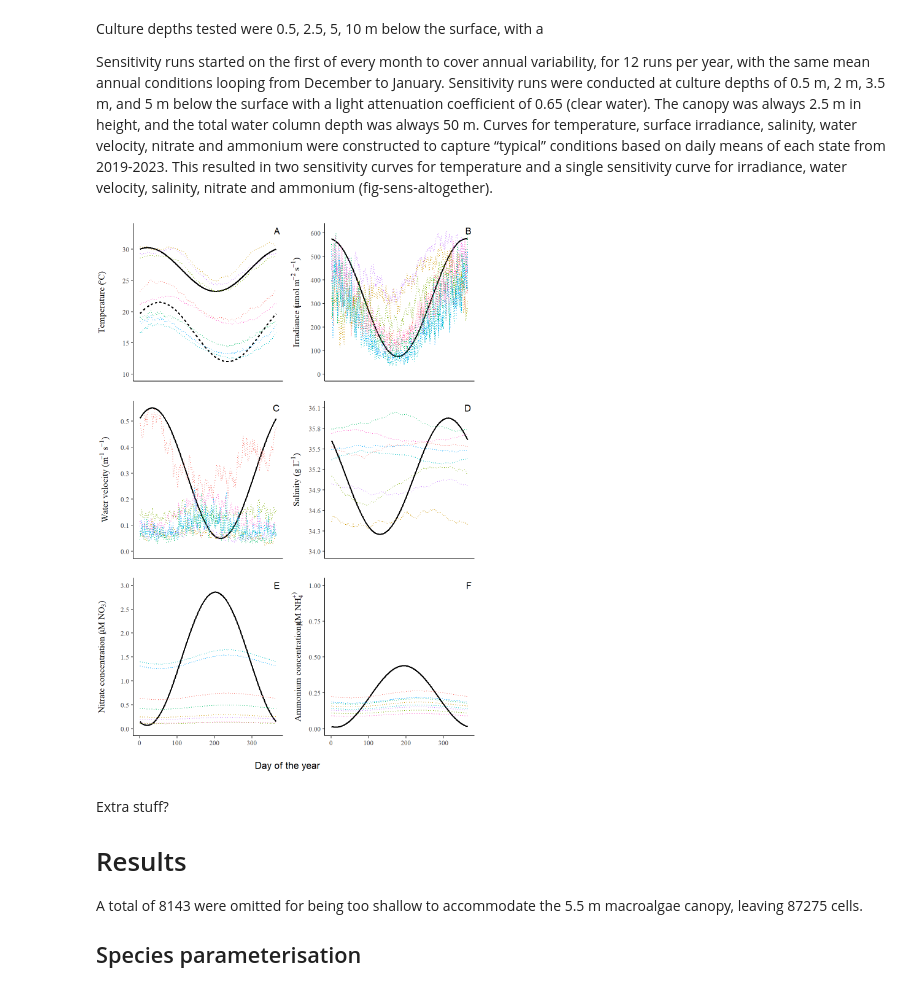
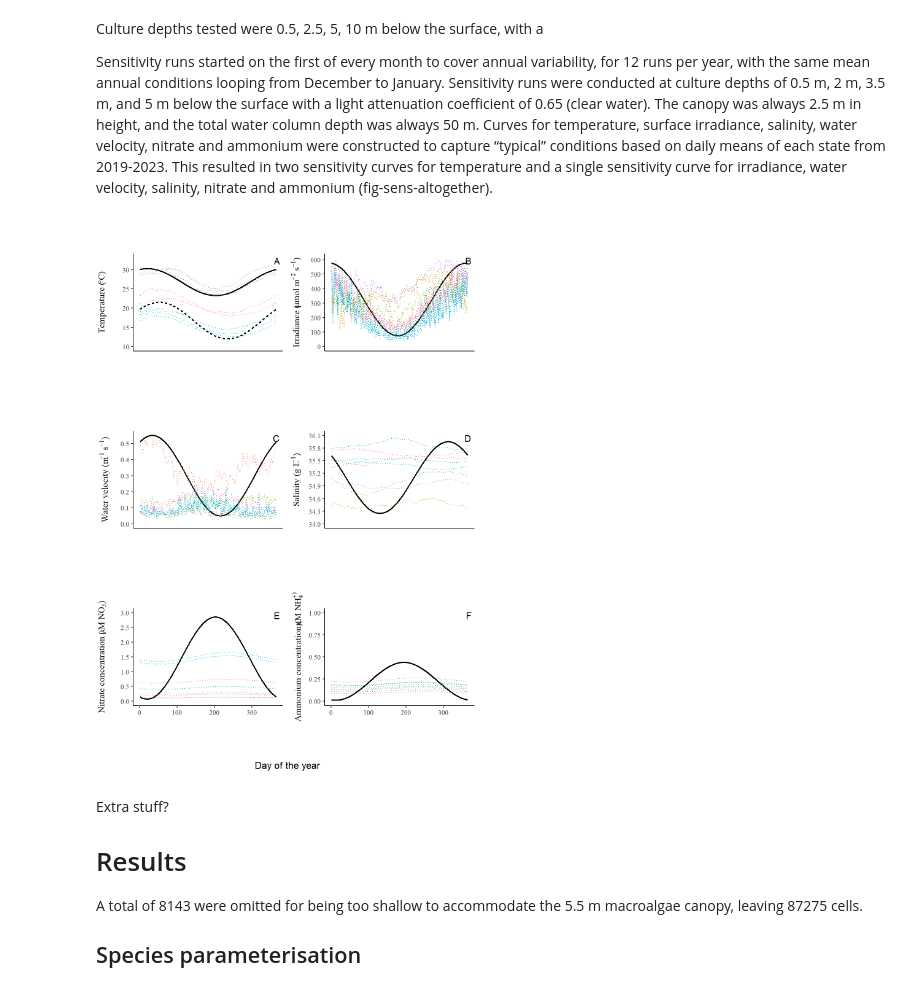
Before and after one commit to stormeyseas/modelling-asparagopsis, a Jupyter notebook: manuscript/_manuscript/manuscript.embed.ipynb, the cells around one changed output. Saved outputs shown, nothing was run; the diff lists cells and outputs as text; code cells hidden in the pictures.

```diff
--- a/manuscript/_manuscript/manuscript.embed.ipynb
+++ b/manuscript/_manuscript/manuscript.embed.ipynb
@@ -473,7 +473,8 @@ p1 <- sens_cond %>%
   labs(y = expression("Temperature ("*degree*"C)")) +
   prettyplot +
   annotate("text", x = Inf, y = Inf, label = "A", hjust = 1.5, vjust = 1.5, size = 4, fontface = "plain") +
-  theme(legend.position = "none", axis.text.x = element_blank(), axis.ticks.x = element_blank(), axis.title.x = element_blank())
+  theme(legend.position = "none", aspect.ratio = 0.65,
+        axis.text.x = element_blank(), axis.ticks.x = element_blank(), axis.title.x = element_blank())
 
 p2 <- sens_cond %>%
   dplyr::filter(t <= 365 & T_level == 1) %>%
@@ -484,7 +485,8 @@ p2 <- sens_cond %>%
   labs(y = expression("Irradiance ("*mu*"mol m"^-2*" s"^-1*")")) +
   prettyplot +
   annotate("text", x = Inf, y = Inf, label = "B", hjust = 1.5, vjust = 1.5, size = 4, fontface = "plain") +
-  theme(legend.position = "none", axis.text.x = element_blank(), axis.ticks.x = element_blank(), axis.title.x = element_blank())
+  theme(legend.position = "none", aspect.ratio = 0.65,
+        axis.text.x = element_blank(), axis.ticks.x = element_blank(), axis.title.x = element_blank())
 
 p3 <- sens_cond %>%
   dplyr::filter(t <= 365 & T_level == 1) %>%
@@ -495,7 +497,8 @@ p3 <- sens_cond %>%
   labs(y = expression("Water velocity (m"^-1*" s"^-1*")")) +
   prettyplot +
   annotate("text", x = Inf, y = Inf, label = "C", hjust = 1.5, vjust = 1.5, size = 4, fontface = "plain") +
-  theme(legend.position = "none", axis.text.x = element_blank(), axis.ticks.x = element_blank(), axis.title.x = element_blank())
+  theme(legend.position = "none", aspect.ratio = 0.65,
+        axis.text.x = element_blank(), axis.ticks.x = element_blank(), axis.title.x = element_blank())
 
 p4 <- sens_cond %>%
   dplyr::filter(t <= 365 & T_level == 1) %>%
@@ -506,7 +509,8 @@ p4 <- sens_cond %>%
   labs(y = expression("Salinity (g L"^-1*")")) +
   prettyplot +
   annotate("text", x = Inf, y = Inf, label = "D", hjust = 1.5, vjust = 1.5, size = 4, fontface = "plain") +
-  theme(legend.position = "none", axis.text.x = element_blank(), axis.ticks.x = element_blank(), axis.title.x = element_blank())
+  theme(legend.position = "none", aspect.ratio = 0.65,
+        axis.text.x = element_blank(), axis.ticks.x = element_blank(), axis.title.x = element_blank())
 
 pdata1 <- sens_cond %>%
   dplyr::filter(t <= 365 & T_level == 1) %>%
@@ -514,36 +518,36 @@ pdata1 <- sens_cond %>%
          Am_input = set_units(Am_input, "mg m-3") %>% set_units("umol L-1") %>% drop_units())
 pdata2 <- state_input_timeseries %>%
   mutate(Ni_input_mean = set_units(Ni_input_mean, "mg m-3") %>% set_units("umol L-1") %>% drop_units(),
          Am_input_mean = set_units(Am_input_mean, "mg m-3") %>% set_units("umol L-1") %>% drop_units())
 
 p5 <- pdata1 %>%
   ggplot(aes(x = t, y = Ni_input)) +
   geom_line(linewidth = 0.75) +
   geom_line(data = pdata2, aes(x = yday, y = Ni_input_mean, colour = state), linetype = "dotted", inherit.aes = F) +
   scale_y_continuous(breaks = seq(0, 5, 0.5), limits = c(0, 3)) +
   labs(y = nitrate_lab) +
   prettyplot +
   annotate("text", x = Inf, y = Inf, label = "E", hjust = 1.5, vjust = 1.5, size = 4, fontface = "plain") +
-  theme(legend.position = "none", axis.title.x = element_blank())
+  theme(legend.position = "none", aspect.ratio = 0.65, axis.title.x = element_blank())
 
 p6 <- pdata1 %>%
   ggplot(aes(x = t, y = Am_input)) +
   geom_line(linewidth = 0.75) +
   geom_line(data = pdata2, aes(x = yday, y = Am_input_mean, colour = state), linetype = "dotted", inherit.aes = F) +
   scale_y_continuous(breaks = seq(0, 10, 0.25), limits = c(0, 1)) +
   labs(y = ammonium_lab) +
   prettyplot +
   annotate("text", x = Inf, y = Inf, label = "F", hjust = 1.5, vjust = 1.5, size = 4, fontface = "plain") +
-  theme(legend.position = "none", axis.title.x = element_blank())
+  theme(legend.position = "none", aspect.ratio = 0.65, axis.title.x = element_blank())
 
 plot_grid(
   plot_grid(p1, p2, p3, p4, p5, p6, ncol = 2, align = "hv"),
   ggdraw() + draw_label("Day of the year", size = 12),
   ncol = 1,
   rel_heights = c(0.95, 0.05)
 )
 # %% [output]
-[figure, old version]
+[figure, new version]
 # %%
 d_top_PL <- c(0.5, 1, 1.5, 2, 2.5, 3) # tar_read(d_top_PL, store = runs_store)
 
```
Also changed, not shown: parts of 5 cells of this notebook, 32 other files.
